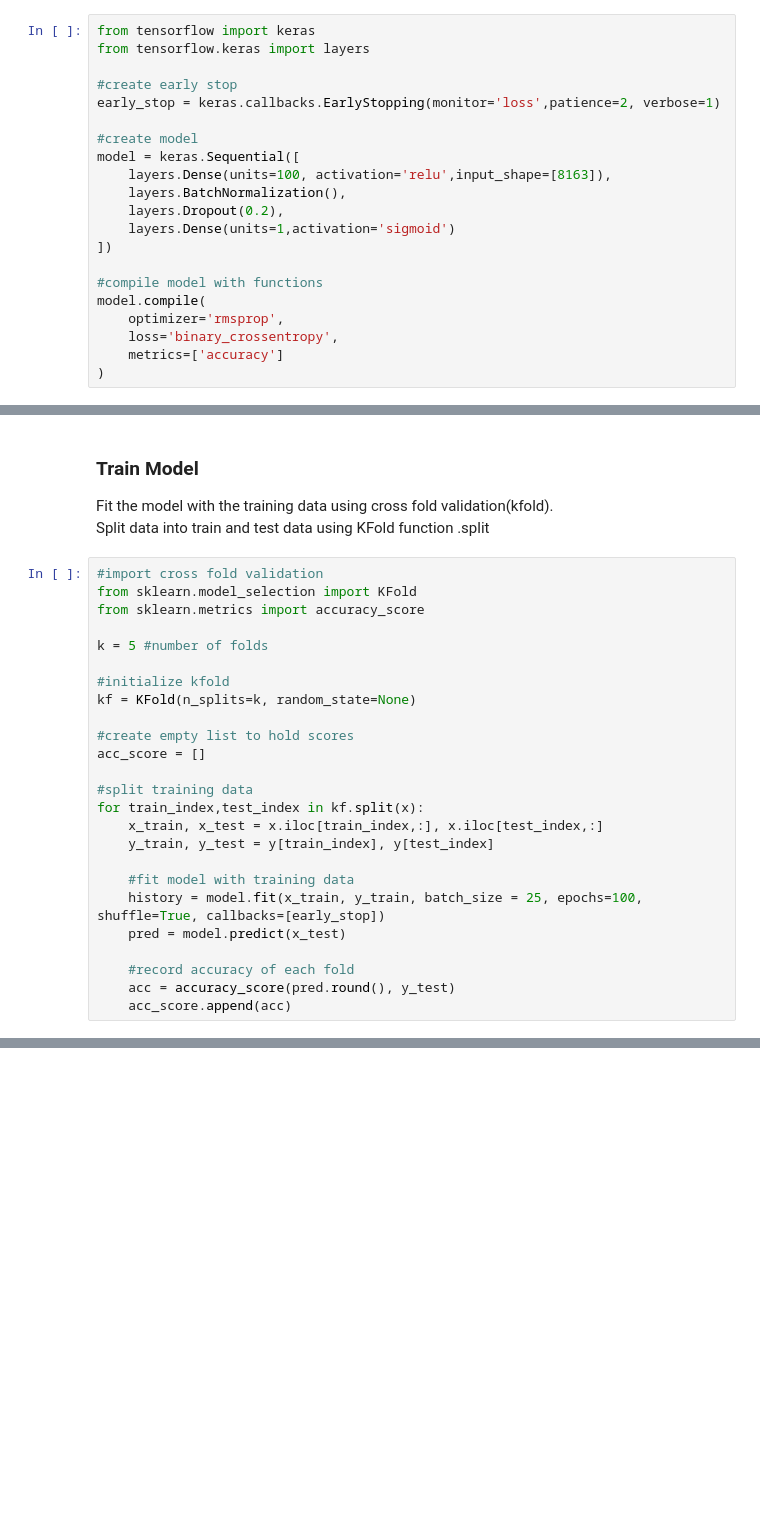
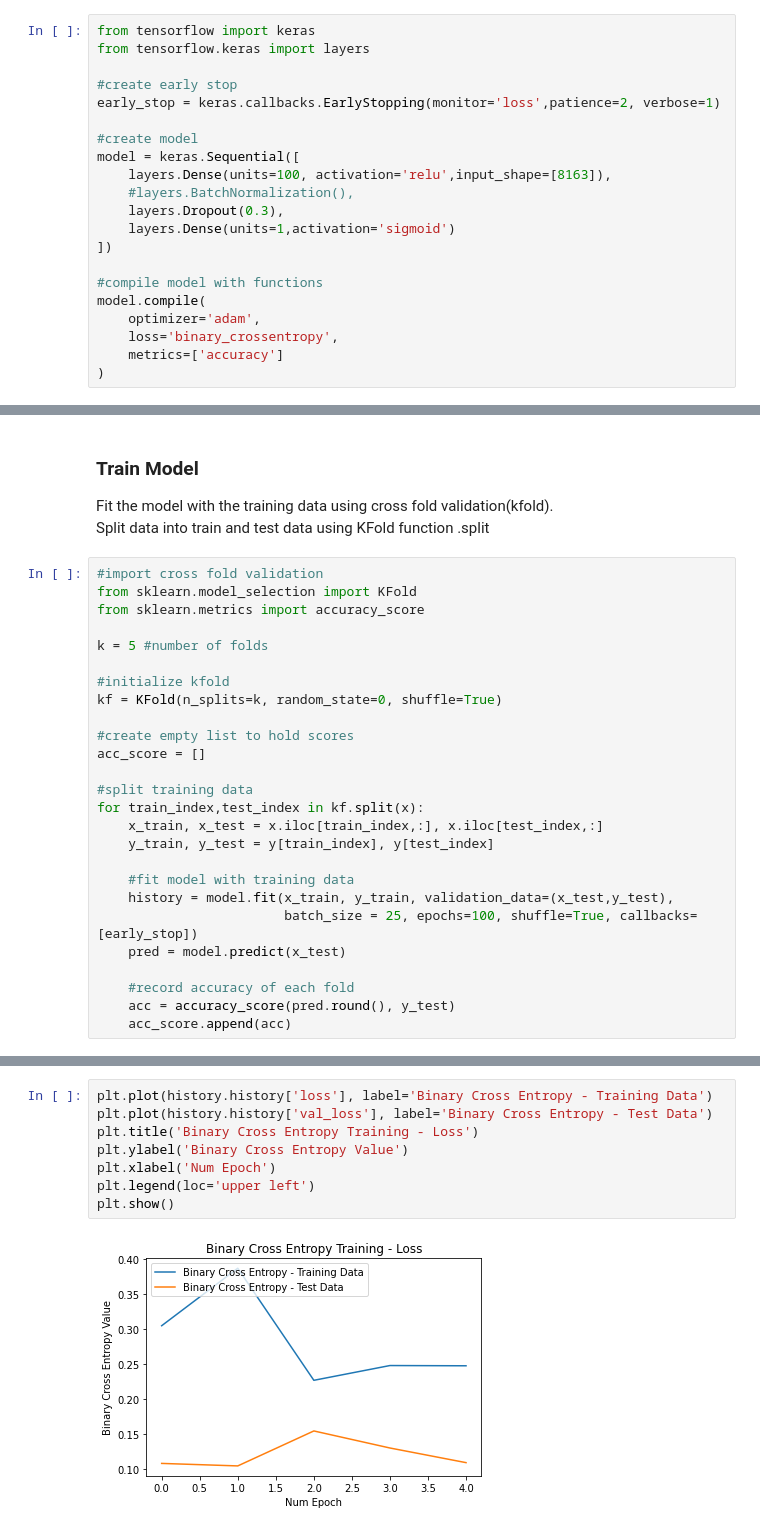
Before and after one commit to gokhuu/Computational-Employee-ReadMe, a Jupyter notebook: Personal Genome/Cross Fold Validation.ipynb, the cells around one changed output, grey strips where cells are left out. Cells and saved outputs as stored; diff of their text form; blank space fills up the shorter version.

Commit message:
added loss curve

```diff
--- a/Personal Genome/Cross Fold Validation.ipynb
+++ b/Personal Genome/Cross Fold Validation.ipynb
@@ -65,14 +65,14 @@ early_stop = keras.callbacks.EarlyStopping(monitor='loss',patience=2, verbose=1)
 #create model
 model = keras.Sequential([
     layers.Dense(units=100, activation='relu',input_shape=[8163]),
-    layers.BatchNormalization(),
-    layers.Dropout(0.2),
+    #layers.BatchNormalization(),
+    layers.Dropout(0.3),
     layers.Dense(units=1,activation='sigmoid')
 ])
 
 #compile model with functions
 model.compile(
-    optimizer='rmsprop',
+    optimizer='adam',
     loss='binary_crossentropy',
     metrics=['accuracy']
 )
@@ -95,7 +95,7 @@ from sklearn.metrics import accuracy_score
 k = 5 #number of folds
 
 #initialize kfold
-kf = KFold(n_splits=k, random_state=None)
+kf = KFold(n_splits=k, random_state=0, shuffle=True)
 
 #create empty list to hold scores
 acc_score = []
@@ -106,7 +106,8 @@ for train_index,test_index in kf.split(x):
     y_train, y_test = y[train_index], y[test_index]
 
     #fit model with training data
-    history = model.fit(x_train, y_train, batch_size = 25, epochs=100, shuffle=True, callbacks=[early_stop])
+    history = model.fit(x_train, y_train, validation_data=(x_test,y_test),
+                        batch_size = 25, epochs=100, shuffle=True, callbacks=[early_stop])
     pred = model.predict(x_test)
 
     #record accuracy of each fold
@@ -140,0 +142,10 @@ Avg accuracy = 0.48476190476190484
+# %%
+plt.plot(history.history['loss'], label='Binary Cross Entropy - Training Data')
+plt.plot(history.history['val_loss'], label='Binary Cross Entropy - Test Data')
+plt.title('Binary Cross Entropy Training - Loss')
+plt.ylabel('Binary Cross Entropy Value')
+plt.xlabel('Num Epoch')
+plt.legend(loc='upper left')
+plt.show()
+# %% [output]
+[figure, added]
```
Also changed, not shown: parts of 3 cells of this notebook.
